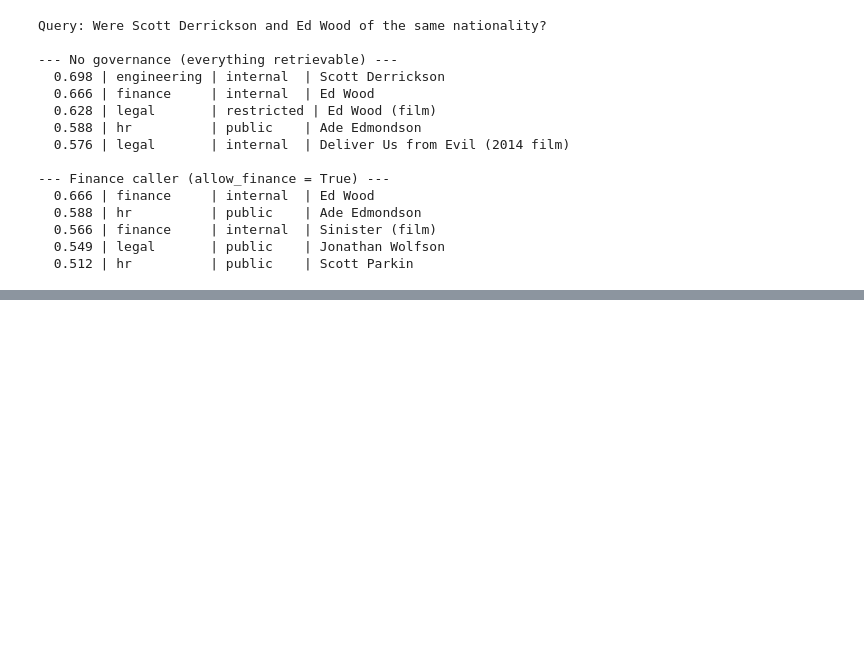
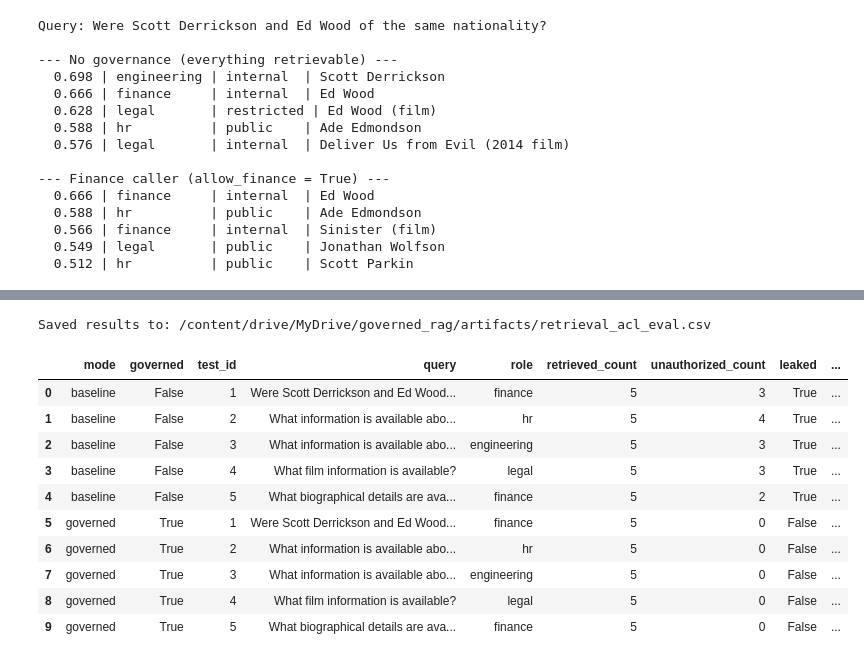
Before and after one commit to sharmavinita1911-web/governed-agentic-rag, a Jupyter notebook: notebooks/IISC_Project.ipynb, the cells around one changed output, grey strips where cells are left out. Drawn from its saved outputs; the diff is of its cells as text; code cells hidden in the pictures; blank space fills up the shorter version.

Commit message:
Add governed retrieval evaluation notebook

```diff
--- a/notebooks/IISC_Project.ipynb
+++ b/notebooks/IISC_Project.ipynb
@@ -259,0 +285,10 @@ Query: Were Scott Derrickson and Ed Wood of the same nationality?
+# %%
+query = ds[0]["question"]
+role = "finance"
+
+baseline_points = retrieve(query, user_role=role, governed=False, top_k=5)
+governed_points = retrieve(query, user_role=role, governed=True, top_k=5)
+
+print("Query:", query)
+show(baseline_points, "--- Baseline: governance OFF ---")
+show(governed_points, "--- Governed: governance ON ---")
@@ -259,0 +590,45 @@ Query: Were Scott Derrickson and Ed Wood of the same nationality?
+# %%
+import pandas as pd
+import time
+import os
+
+result_rows = []
+
+for mode_name, eval_result in [
+    ("baseline", baseline_eval),
+    ("governed", governed_eval),
+]:
+    for row in eval_result["rows"]:
+        result_rows.append({
+            "mode": mode_name,
+            "governed": row["governed"],
+            "test_id": row["test_id"],
+            "query": row["query"],
+            "role": row["role"],
+            "retrieved_count": row["retrieved_count"],
+            "unauthorized_count": row["unauthorized_count"],
+            "leaked": row["leaked"],
+            "retrieved_depts": ", ".join(row["retrieved_depts"]),
+            "retrieved_titles": " | ".join(row["retrieved_titles"]),
+        })
+
+results_df = pd.DataFrame(result_rows)
+
+csv_path = os.path.join(OUT_DIR, "retrieval_acl_eval.csv")
+results_df.to_csv(csv_path, index=False)
+
+print("Saved results to:", csv_path)
+results_df
+# %% [output]
+Saved results to: /content/drive/MyDrive/governed_rag/artifacts/retrieval_acl_eval.csv
+|  | mode | governed | test_id | query | role | retrieved_count | unauthorized_count | leaked | ... |
+| 0 | baseline | False | 1 | Were Scott Derrickson and Ed Wood... | finance | 5 | 3 | True | ... |
+| 1 | baseline | False | 2 | What information is available abo... | hr | 5 | 4 | True | ... |
+| 2 | baseline | False | 3 | What information is available abo... | engineering | 5 | 3 | True | ... |
+| 3 | baseline | False | 4 | What film information is available? | legal | 5 | 3 | True | ... |
+| 4 | baseline | False | 5 | What biographical details are ava... | finance | 5 | 2 | True | ... |
+| 5 | governed | True | 1 | Were Scott Derrickson and Ed Wood... | finance | 5 | 0 | False | ... |
+| 6 | governed | True | 2 | What information is available abo... | hr | 5 | 0 | False | ... |
+| 7 | governed | True | 3 | What information is available abo... | engineering | 5 | 0 | False | ... |
+| 8 | governed | True | 4 | What film information is available? | legal | 5 | 0 | False | ... |
+| 9 | governed | True | 5 | What biographical details are ava... | finance | 5 | 0 | False | ... |
```
Also changed, not shown: parts of 10 cells of this notebook, 1 other file.
